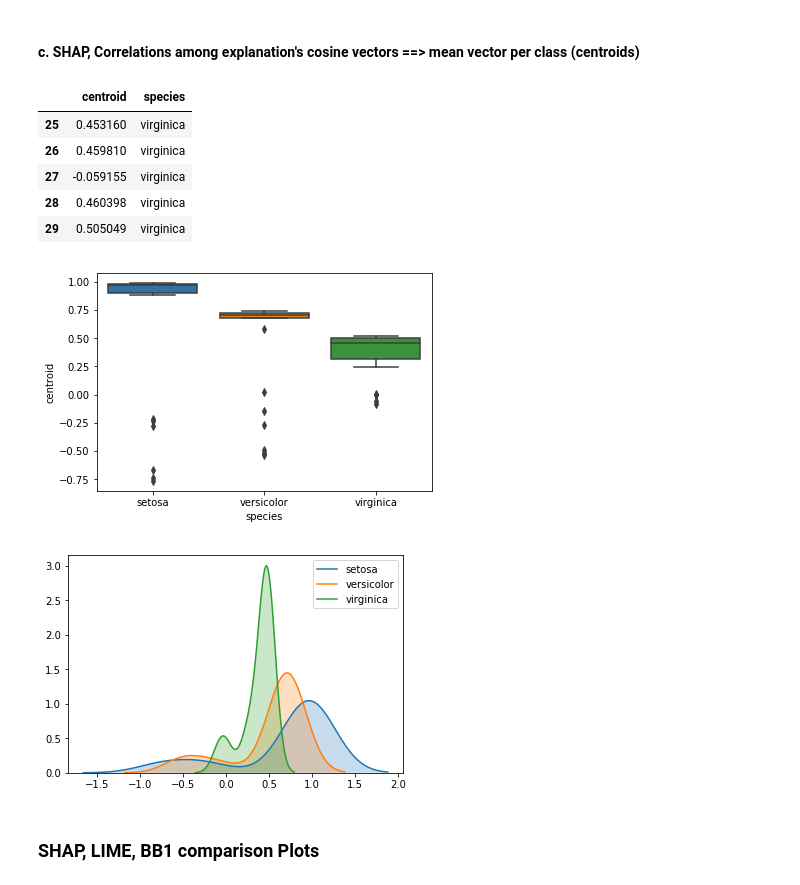
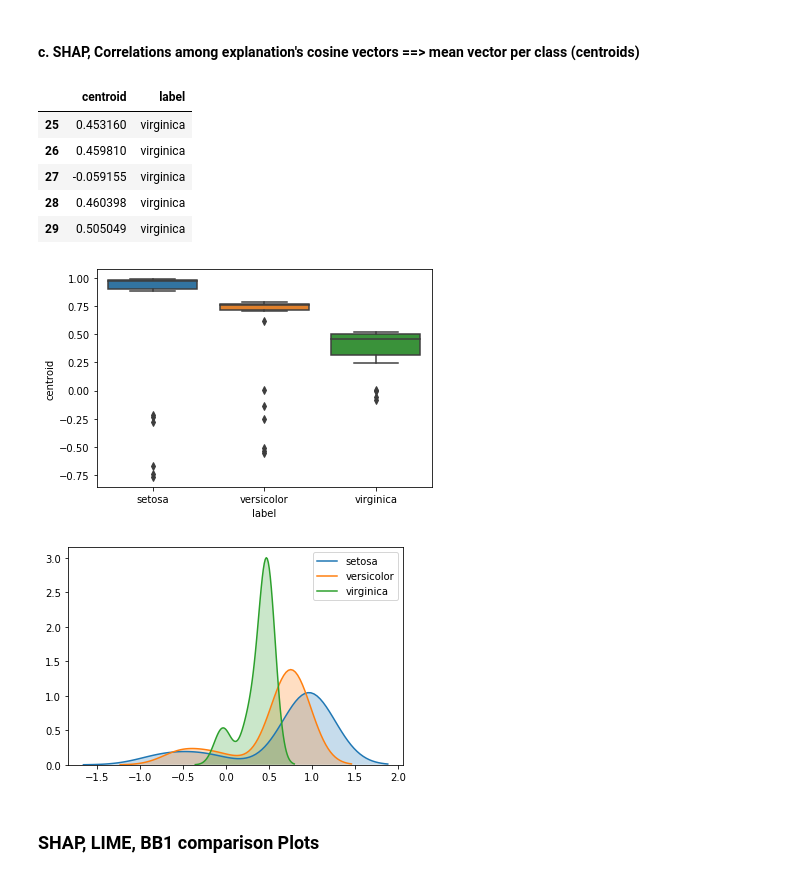
Before and after one commit to aamurtaza/explainML, a Jupyter notebook: classification/numerical/iris/2.stability/bb1/bb1_iris_stability.ipynb, the cells around one changed output. Cells and saved outputs as stored; diff of their text form; code cells hidden in the pictures.

```diff
--- a/classification/numerical/iris/2.stability/bb1/bb1_iris_stability.ipynb
+++ b/classification/numerical/iris/2.stability/bb1/bb1_iris_stability.ipynb
@@ -249,12 +248,12 @@ f\left(x_{i}\right) = f\left(x_{j}\right) = \hat{y} \Rightarrow  c\left(e_{i}\ri
 \end{align}
 # %%
 print(bb1_y_pred)
-species_alpha = ['setosa','setosa','virginica','virginica','virginica','setosa','setosa','virginica',
+bb1_y_pred_labels = ['setosa','setosa','virginica','virginica','virginica','setosa','setosa','virginica',
                  'virginica','versicolor','virginica','setosa','versicolor','virginica','virginica',
                  'setosa','virginica','versicolor','setosa','virginica','versicolor','virginica',
                  'versicolor','versicolor','virginica','setosa','setosa','virginica','setosa','virginica']
-print(len(species_alpha))
-print(species_alpha)
+print(len(bb1_y_pred_labels))
+print(bb1_y_pred_labels)
 # %% [output]
 [0 0 2 2 2 0 0 2 2 1 2 0 1 2 2 0 2 1 0 2 1 2 1 1 2 0 0 2 0 2]
 30
@@ -402,38 +403,38 @@ df_exp_shap_similarity_measure = pd.DataFrame(exp_shap_cosine)
 scaled_exp_shap_co = np.corrcoef(df_exp_shap_similarity_measure)
 
 df_scaled_exp_shap_co = pd.DataFrame(scaled_exp_shap_co).copy()
-df_scaled_exp_shap_co['species'] = species_alpha
+df_scaled_exp_shap_co['label'] = bb1_y_pred_labels
 
-df_scaled_exp_shap_co_a = df_scaled_exp_shap_co[df_scaled_exp_shap_co['species'] == 'setosa'].iloc[:, :-1]
-df_scaled_exp_shap_co_b = df_scaled_exp_shap_co[df_scaled_exp_shap_co['species'] == 'versicolor'].iloc[:, :-1]
-df_scaled_exp_shap_co_c = df_scaled_exp_shap_co[df_scaled_exp_shap_co['species'] == 'virginica'].iloc[:, :-1]
+df_scaled_exp_shap_co_a = df_scaled_exp_shap_co[df_scaled_exp_shap_co['label'] == 'setosa'].iloc[:, :-1]
+df_scaled_exp_shap_co_b = df_scaled_exp_shap_co[df_scaled_exp_shap_co['label'] == 'versicolor'].iloc[:, :-1]
+df_scaled_exp_shap_co_c = df_scaled_exp_shap_co[df_scaled_exp_shap_co['label'] == 'virginica'].iloc[:, :-1]
 
 scaled_exp_shap_co_centroid_a = np.mean(df_scaled_exp_shap_co_a)
 scaled_exp_shap_co_centroid_b = np.mean(df_scaled_exp_shap_co_b)
 scaled_exp_shap_co_centroid_c = np.mean(df_scaled_exp_shap_co_c)
 
 scaled_exp_shap_co_centroid_a = pd.DataFrame(scaled_exp_shap_co_centroid_a, columns=['centroid'])
-scaled_exp_shap_co_centroid_a['species'] = 'setosa'
+scaled_exp_shap_co_centroid_a['label'] = 'setosa'
 scaled_exp_shap_co_centroid_b = pd.DataFrame(scaled_exp_shap_co_centroid_b, columns=['centroid'])
-scaled_exp_shap_co_centroid_b['species'] = 'versicolor'
+scaled_exp_shap_co_centroid_b['label'] = 'versicolor'
 scaled_exp_shap_co_centroid_c = pd.DataFrame(scaled_exp_shap_co_centroid_c, columns=['centroid'])
-scaled_exp_shap_co_centroid_c['species'] = 'virginica'
+scaled_exp_shap_co_centroid_c['label'] = 'virginica'
 
 scaled_exp_shap_co_centroid = scaled_exp_shap_co_centroid_a.append(scaled_exp_shap_co_centroid_b)
 scaled_exp_shap_co_centroid = scaled_exp_shap_co_centroid.append(scaled_exp_shap_co_centroid_c)
 # %%
 scaled_exp_shap_co_centroid.tail(5)
 # %% [output]
-|  | centroid | species |
+|  | centroid | label |
 | 25 | 0.453160 | virginica |
 | 26 | 0.459810 | virginica |
 | 27 | -0.059155 | virginica |
 | 28 | 0.460398 | virginica |
 | 29 | 0.505049 | virginica |
 # %%
-ax = sns.boxplot(x="species", y="centroid", data=scaled_exp_shap_co_centroid)
+ax = sns.boxplot(x="label", y="centroid", data=scaled_exp_shap_co_centroid)
 # %% [output]
-[figure, old version]
+[figure, new version]
 # %%
 # ax = sns.pairplot(scaled_exp_shap_co_centroid, hue="species")
 # ax.fig.set_size_inches(10,5)
@@ -443,7 +444,7 @@ sns.kdeplot(scaled_exp_shap_co_centroid_b['centroid'], shade=True, label='versic
 sns.kdeplot(scaled_exp_shap_co_centroid_c['centroid'], shade=True, label='virginica')
 plt.legend();
 # %% [output]
-[figure, old version]
+[figure, new version]
 # %%
 scaled_exp_shap_co_centroid['EM'] = 'SHAP'
 # %% [markdown]
```
Also changed, not shown: parts of 22 cells of this notebook.
